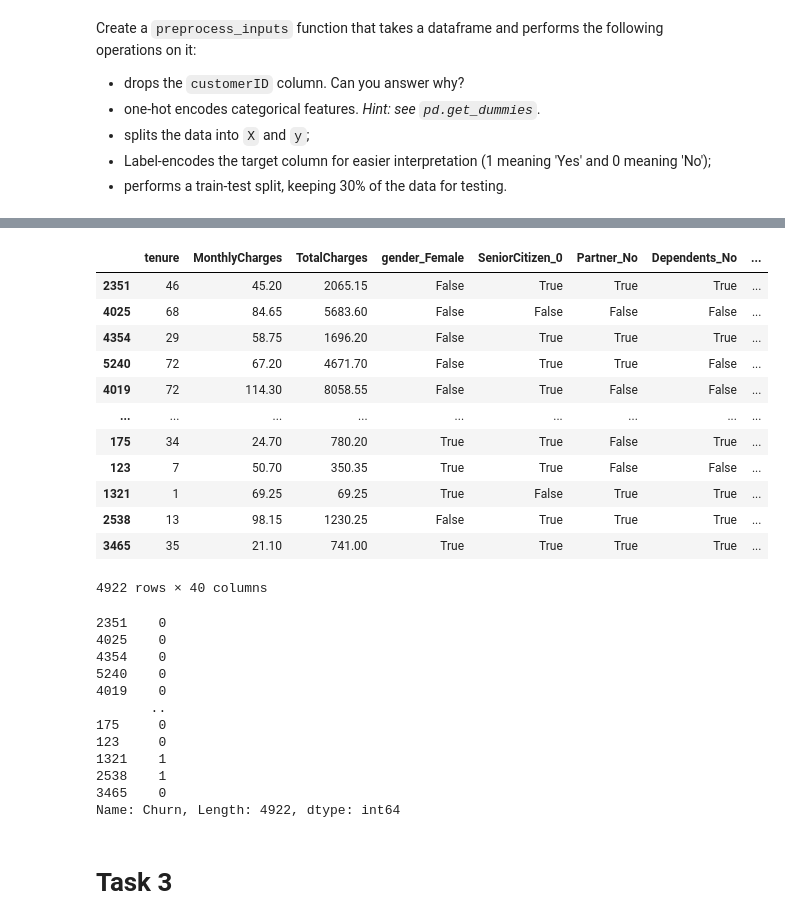
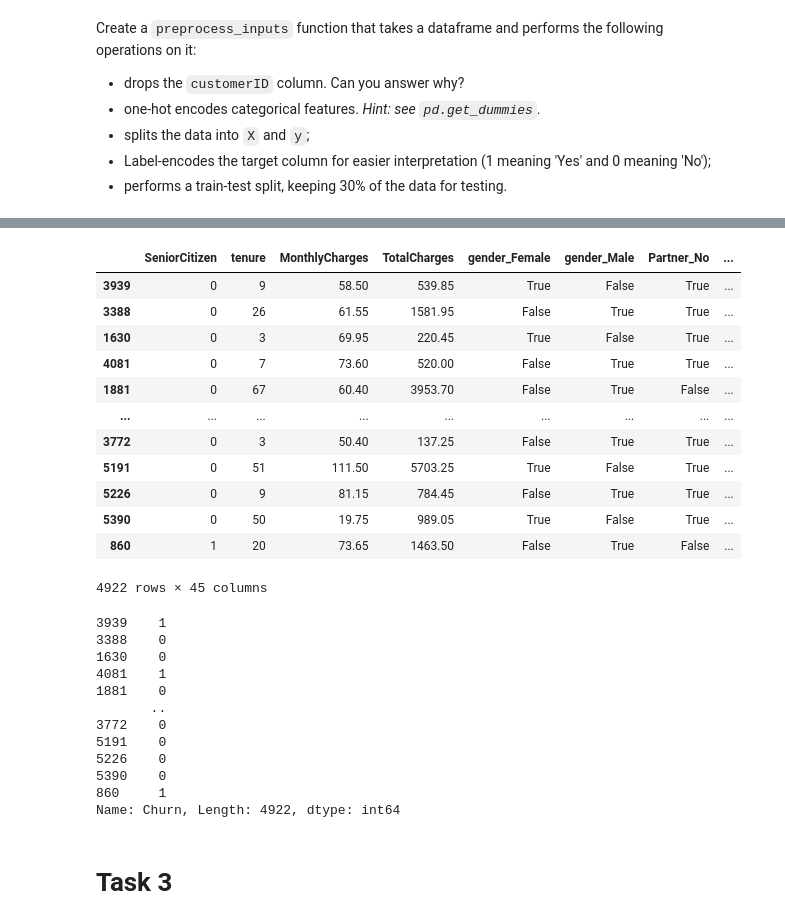
Before and after one commit to Dmmilchev/machine-learning-course, a Jupyter notebook: week07 - Decision trees. Random forests. Bagging./classwork/decision_tree_random_forest.ipynb, the cells around one changed output, grey strips where cells are left out. Saved outputs shown, nothing was run; the diff lists cells and outputs as text; code cells hidden in the pictures.

```diff
--- a/week07 - Decision trees. Random forests. Bagging./classwork/decision_tree_random_forest.ipynb
+++ b/week07 - Decision trees. Random forests. Bagging./classwork/decision_tree_random_forest.ipynb
@@ -264,7 +269,9 @@ Create a `preprocess_inputs` function that takes a dataframe and performs the fo
 # %%
 def preprocess_inputs(df : pd.DataFrame) -> pd.DataFrame:
     df = df.drop(columns=['customerID'])
+    df_encoded = pd.get_dummies(df)
+    y = df['Churn'].apply(lambda x: 1 if x == 'Yes' else 0)
+    X = df_encoded.drop(columns=['Churn_No', 'Churn_Yes'])
+    return train_test_split(X, y, test_size=0.3, random_state=42)
 
-    return df
-
-preprocess_inputs(df_churn)
+X_train, X_test, y_train, y_test = preprocess_inputs(df_churn)
@@ -286,34 +279,36 @@ preprocess_inputs(df_churn)
 <img src='https://raw.githubusercontent.com/SimeonHristov99/ML_23-24/main/assets/ohe.png'>
 # %%
 # Display X_train
+X_train
 # %% [output]
-|  | tenure | MonthlyCharges | TotalCharges | gender_Female | SeniorCitizen_0 | Partner_No | Dependents_No | ... |
-| 2351 | 46 | 45.20 | 2065.15 | False | True | True | True | ... |
-| 4025 | 68 | 84.65 | 5683.60 | False | False | False | False | ... |
-| 4354 | 29 | 58.75 | 1696.20 | False | True | True | True | ... |
-| 5240 | 72 | 67.20 | 4671.70 | False | True | True | False | ... |
-| 4019 | 72 | 114.30 | 8058.55 | False | True | False | False | ... |
+|  | SeniorCitizen | tenure | MonthlyCharges | TotalCharges | gender_Female | gender_Male | Partner_No | ... |
+| 3939 | 0 | 9 | 58.50 | 539.85 | True | False | True | ... |
+| 3388 | 0 | 26 | 61.55 | 1581.95 | False | True | True | ... |
+| 1630 | 0 | 3 | 69.95 | 220.45 | True | False | True | ... |
+| 4081 | 0 | 7 | 73.60 | 520.00 | False | True | True | ... |
+| 1881 | 0 | 67 | 60.40 | 3953.70 | False | True | False | ... |
 | ... | ... | ... | ... | ... | ... | ... | ... | ... |
-| 175 | 34 | 24.70 | 780.20 | True | True | False | True | ... |
-| 123 | 7 | 50.70 | 350.35 | True | True | False | False | ... |
-| 1321 | 1 | 69.25 | 69.25 | True | False | True | True | ... |
-| 2538 | 13 | 98.15 | 1230.25 | False | True | True | True | ... |
-| 3465 | 35 | 21.10 | 741.00 | True | True | True | True | ... |
+| 3772 | 0 | 3 | 50.40 | 137.25 | False | True | True | ... |
+| 5191 | 0 | 51 | 111.50 | 5703.25 | True | False | True | ... |
+| 5226 | 0 | 9 | 81.15 | 784.45 | False | True | True | ... |
+| 5390 | 0 | 50 | 19.75 | 989.05 | True | False | True | ... |
+| 860 | 1 | 20 | 73.65 | 1463.50 | False | True | False | ... |
-4922 rows × 40 columns
+4922 rows × 45 columns
 # %%
 # Display y_train
+y_train
 # %% [output]
-2351    0
-4025    0
-4354    0
-5240    0
-4019    0
+3939    1
+3388    0
+1630    0
+4081    1
+1881    0
        ..
-175     0
-123     0
-1321    1
-2538    1
-3465    0
+3772    0
+5191    0
+5226    0
+5390    0
+860     1
 Name: Churn, Length: 4922, dtype: int64
 # %% [markdown]
 # Task 3
```
Also changed, not shown: parts of 21 cells of this notebook.
